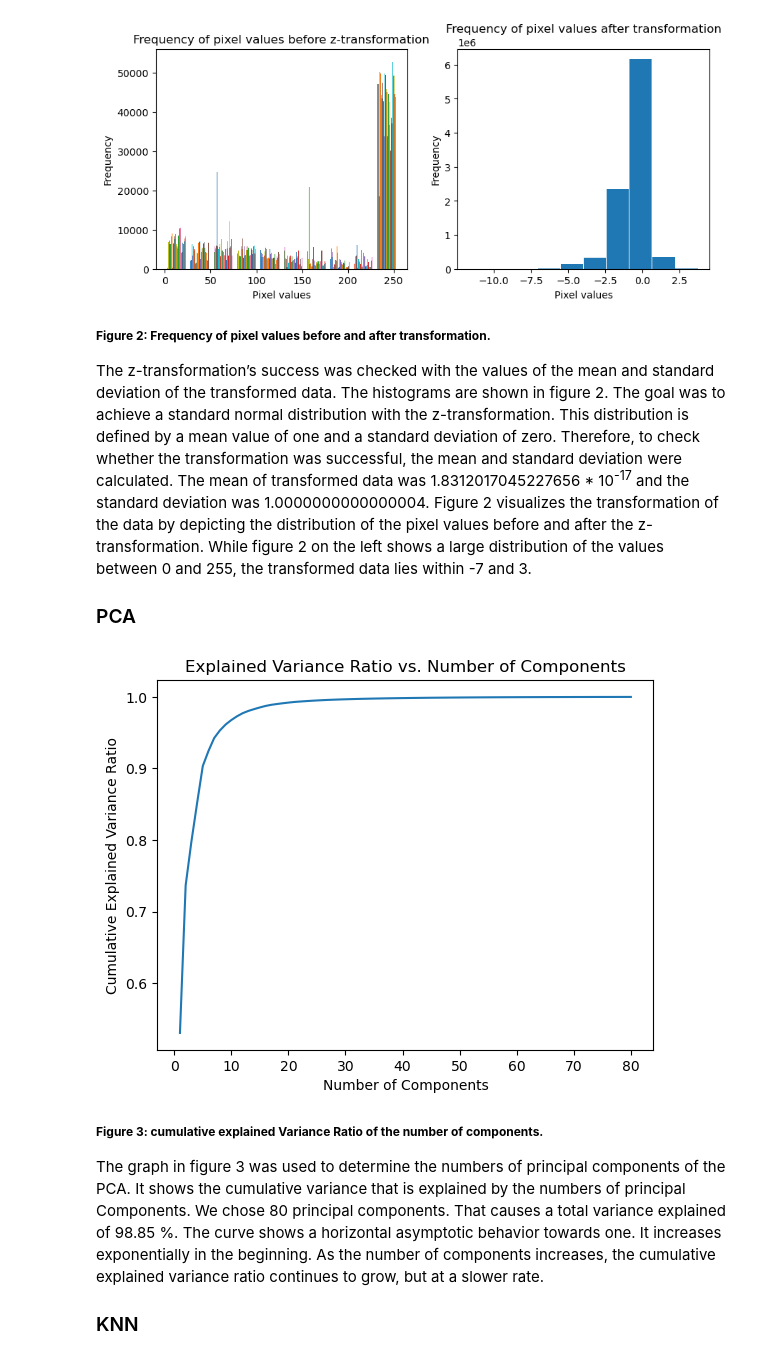
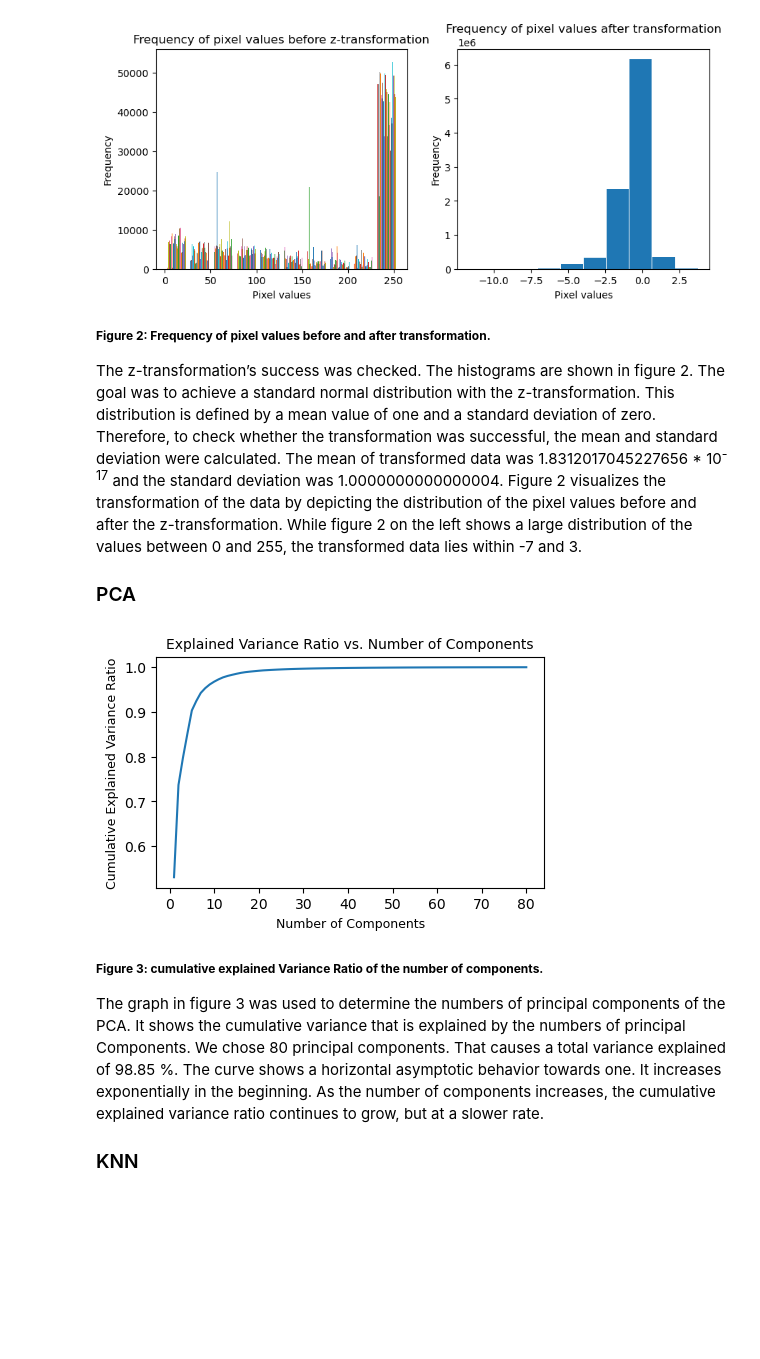
Before and after one commit to datascience-mobi-2023/topic01_team01, a Jupyter notebook: report2023.ipynb, the cells around one changed output. Drawn from its saved outputs; the diff is of its cells as text; code cells hidden in the pictures; blank space fills up the shorter version.

```diff
--- a/report2023.ipynb
+++ b/report2023.ipynb
@@ -123,23 +139,21 @@ Text(0.5, 1.0, 'Frequency of pixel values after transformation')
 # %% [markdown]
 **<span style="font-size:0.8em;">Figure 2: Frequency of pixel values before and after transformation.</span>**
 
-The z-transformation’s success was checked with the values of the mean and standard deviation of the transformed data. The histograms are shown in figure 2.
+The z-transformation’s success was checked. The histograms are shown in figure 2.
 The goal was to achieve a standard normal distribution with the z-transformation. This distribution is defined by a mean value of one and a standard deviation of zero. Therefore, to check whether the transformation was successful, the mean and standard deviation were calculated. The mean of transformed data was 1.8312017045227656 * 10<sup>-17</sup>  and the standard deviation was 1.0000000000000004.
 Figure 2 visualizes the transformation of the data by depicting the distribution of the pixel values before and after the z-transformation. While figure 2 on the left shows a large distribution of the values between 0 and 255, the transformed data lies within -7 and 3.
 
-
-
 ### PCA
 # %%
 from PCA import n_components, explained_variance_ratio
-
+plt.figure(figsize=(5, 3))
 plt.plot(range(1, n_components + 1), np.cumsum(explained_variance_ratio))
-plt.xlabel('Number of Components')
-plt.ylabel('Cumulative Explained Variance Ratio')
-plt.title('Explained Variance Ratio vs. Number of Components')
+plt.xlabel('Number of Components', fontsize=9)
+plt.ylabel('Cumulative Explained Variance Ratio', fontsize=9)
+plt.title('Explained Variance Ratio vs. Number of Components', fontsize=10)
 plt.show()
 # %% [output]
-[figure, old version]
+[figure, new version]
 # %% [markdown]
 **<span style="font-size:0.8em;">Figure 3: cumulative explained Variance Ratio of the number of components.</span>**
 
```
Also changed, not shown: parts of 7 cells of this notebook.
